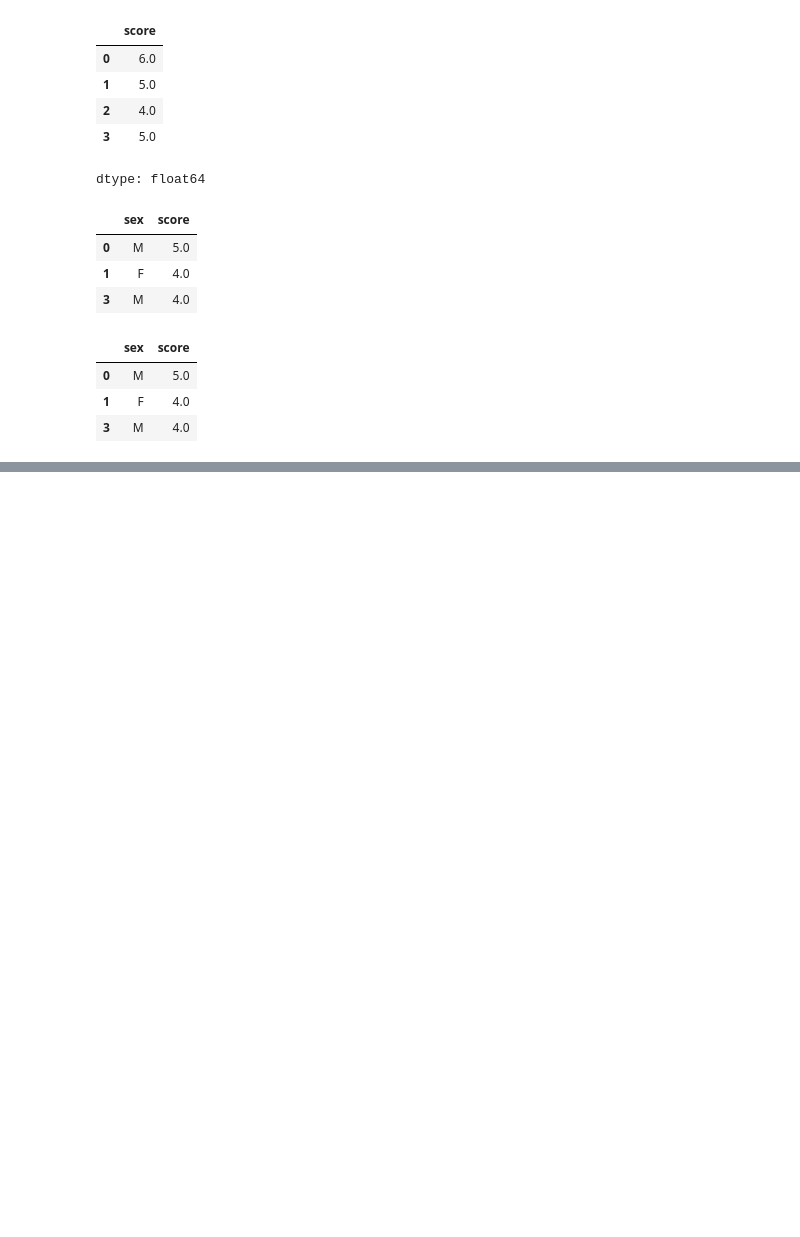
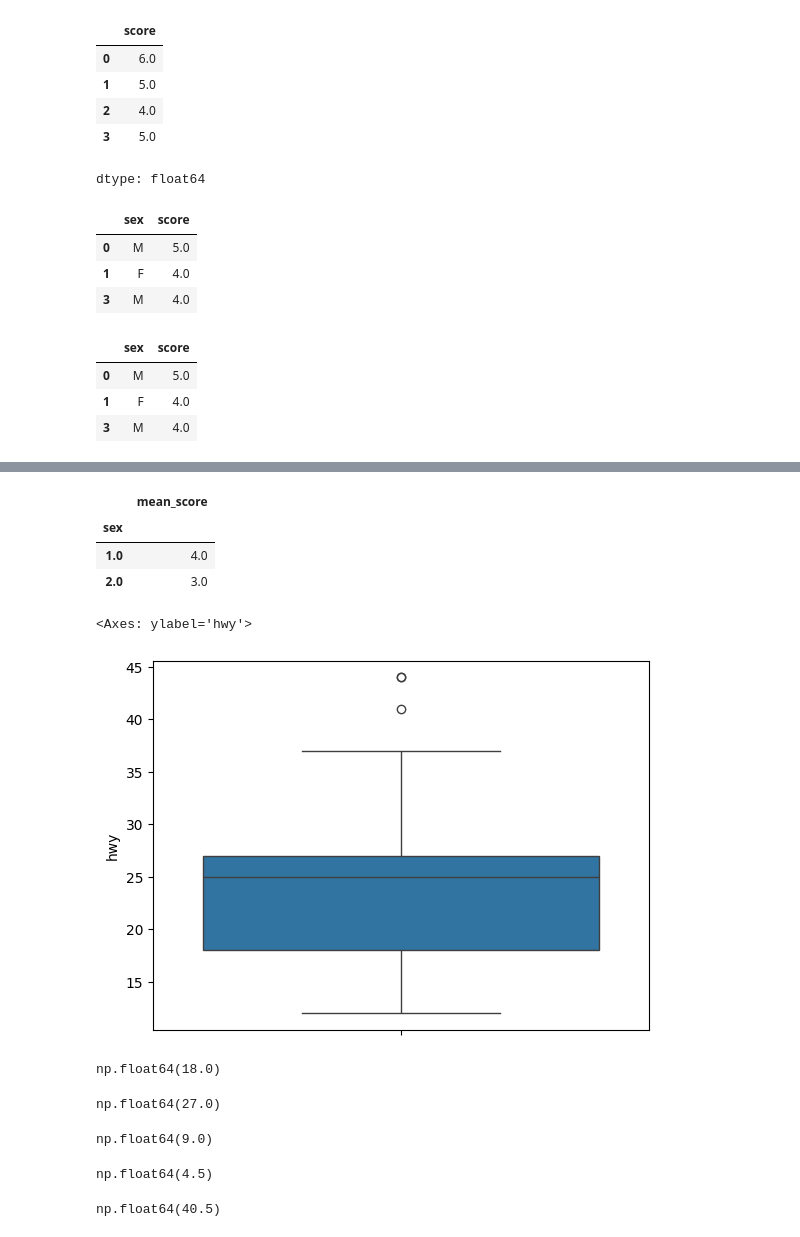
Before and after one commit to asdsadawww/-, a Jupyter notebook: Colab_파이썬.ipynb, the cells around one changed output, grey strips where cells are left out. Drawn from its saved outputs; the diff is of its cells as text; code cells hidden in the pictures; blank space fills up the shorter version.

```diff
--- a/Colab_파이썬.ipynb
+++ b/Colab_파이썬.ipynb
@@ -1076,0 +1127,2 @@ df_nomiss2
+# %%
+mpg.loc[[64,123,130,152,211], 'hwy']=np.nan
@@ -1076,0 +1198,35 @@ df_nomiss2
+# %%
+df.dropna(subset=['sex','score']).groupby('sex').agg(mean_score=('score','mean'))   #sex, score 결측치 제거, sex별 분리, score평균 구
+# %% [output]
+|  | mean_score |
+| sex |  |
+| 1.0 | 4.0 |
+| 2.0 | 3.0 |
+# %%
+sns.boxplot(data=mpg, y='hwy')
+# %% [output]
+<Axes: ylabel='hwy'>
+[figure, added]
+# %%
+pct25=mpg['hwy'].quantile(.25)
+pct25
+# %% [output]
+np.float64(18.0)
+# %%
+pct75=mpg['hwy'].quantile(.75)
+pct75
+# %% [output]
+np.float64(27.0)
+# %%
+iqr=pct75-pct25
+iqr
+# %% [output]
+np.float64(9.0)
+# %%
+pct25-1.5*iqr   #하한
+# %% [output]
+np.float64(4.5)
+# %%
+pct75+1.5*iqr    #상한
+# %% [output]
+np.float64(40.5)
```
Also changed, not shown: parts of 25 cells of this notebook.
